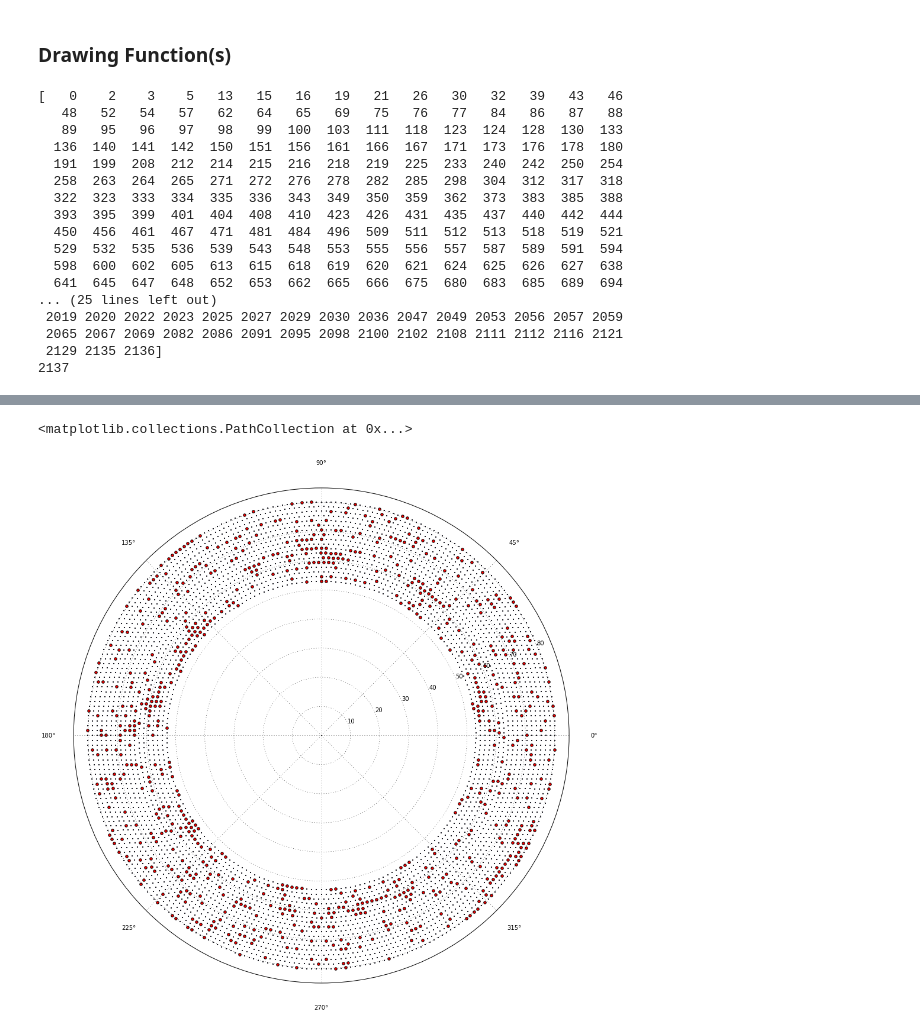
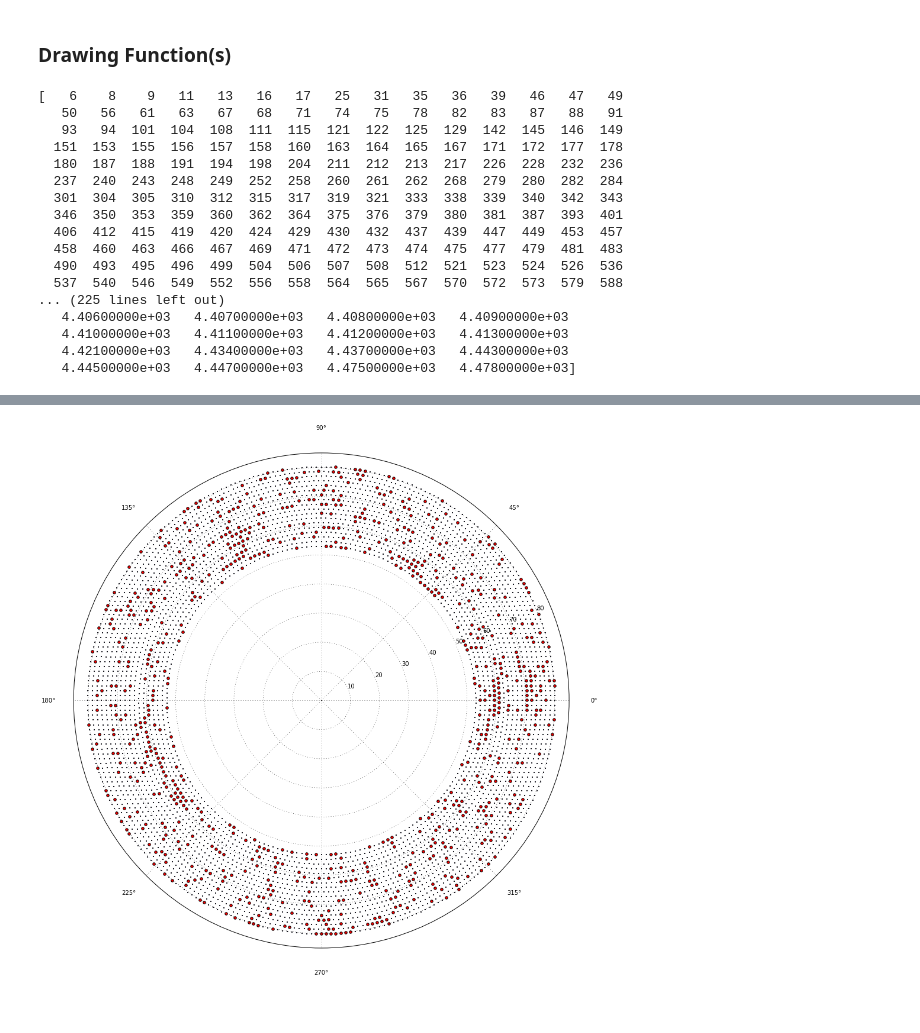
Before and after one commit to ewengillies/track-finding-yandex, a Jupyter notebook: notebooks/test_data_resample.ipynb, the cells around one changed output, grey strips where cells are left out. Drawn from its saved outputs; the diff is of its cells as text; code cells hidden in the pictures.

```diff
--- a/notebooks/test_data_resample.ipynb
+++ b/notebooks/test_data_resample.ipynb
@@ -17,5 +17,5 @@ from hits import BackgroundEvent
 # %%
-mu_neutron_bg = BackgroundEvent('../data/muon_neutron_beam_bg.root')
+mu_neutron_bg = BackgroundHits('../data/muon_neutron_beam_bg.root')
 # %% [markdown]
 ### Drawing Function(s)
 # %%
@@ -27,32 +27,31 @@ def setup_plot_for_detector(size=(15, 15)):
 # %%
 print mu_neutron_bg.get_sample_events()
 print mu_neutron_bg.n_events
+print mu_neutron_bg.get_hit_wires()
 # %% [output]
-[   0    2    3    5   13   15   16   19   21   26   30   32   39   43   46
-   48   52   54   57   62   64   65   69   75   76   77   84   86   87   88
-   89   95   96   97   98   99  100  103  111  118  123  124  128  130  133
-  136  140  141  142  150  151  156  161  166  167  171  173  176  178  180
-  191  199  208  212  214  215  216  218  219  225  233  240  242  250  254
-  258  263  264  265  271  272  276  278  282  285  298  304  312  317  318
-  322  323  333  334  335  336  343  349  350  359  362  373  383  385  388
-  393  395  399  401  404  408  410  423  426  431  435  437  440  442  444
-  450  456  461  467  471  481  484  496  509  511  512  513  518  519  521
-  529  532  535  536  539  543  548  553  555  556  557  587  589  591  594
-  598  600  602  605  613  615  618  619  620  621  624  625  626  627  638
-  641  645  647  648  652  653  662  665  666  675  680  683  685  689  694
-... (25 lines left out)
- 2019 2020 2022 2023 2025 2027 2029 2030 2036 2047 2049 2053 2056 2057 2059
- 2065 2067 2069 2082 2086 2091 2095 2098 2100 2102 2108 2111 2112 2116 2121
- 2129 2135 2136]
-2137
+[   6    8    9   11   13   16   17   25   31   35   36   39   46   47   49
+   50   56   61   63   67   68   71   74   75   78   82   83   87   88   91
+   93   94  101  104  108  111  115  121  122  125  129  142  145  146  149
+  151  153  155  156  157  158  160  163  164  165  167  171  172  177  178
+  180  187  188  191  194  198  204  211  212  213  217  226  228  232  236
+  237  240  243  248  249  252  258  260  261  262  268  279  280  282  284
+  301  304  305  310  312  315  317  319  321  333  338  339  340  342  343
+  346  350  353  359  360  362  364  375  376  379  380  381  387  393  401
+  406  412  415  419  420  424  429  430  432  437  439  447  449  453  457
+  458  460  463  466  467  469  471  472  473  474  475  477  479  481  483
+  490  493  495  496  499  504  506  507  508  512  521  523  524  526  536
+  537  540  546  549  552  556  558  564  565  567  570  572  573  579  588
+... (225 lines left out)
+   4.40600000e+03   4.40700000e+03   4.40800000e+03   4.40900000e+03
+   4.41000000e+03   4.41100000e+03   4.41200000e+03   4.41300000e+03
+   4.42100000e+03   4.43400000e+03   4.43700000e+03   4.44300000e+03
+   4.44500000e+03   4.44700000e+03   4.47500000e+03   4.47800000e+03]
 # %%
-%timeit -n 10000000 10*1000000000000
 setup_plot_for_detector()
 rhos, phis = mu_neutron_bg.cydet.get_points_rhos_and_phis()
 scatter(phis, rhos, marker='.', s=5)
 
 mu_neutron_bg.get_sample(1000)
-sig = mu_neutron_bg.get_hit_wires()
-e_dep = mu_neutron_bg.get_energy_deposits()
+sig = list(mu_neutron_bg.get_hit_wires())
 scatter(phis[sig],rhos[sig],marker='o', c='r')
 # %% [output]
@@ -60,5 +59,4 @@ scatter(phis[sig],rhos[sig],marker='o', c='r')
-<matplotlib.collections.PathCollection at 0x...>
-[figure, old version]
+[figure, new version]
 # %%
 mu_neutron_bg.get_sample(100)
 e_dep = mu_neutron_bg.get_energy_deposits()
```
Also changed, not shown: parts of 3 cells of this notebook, 7 other files.
